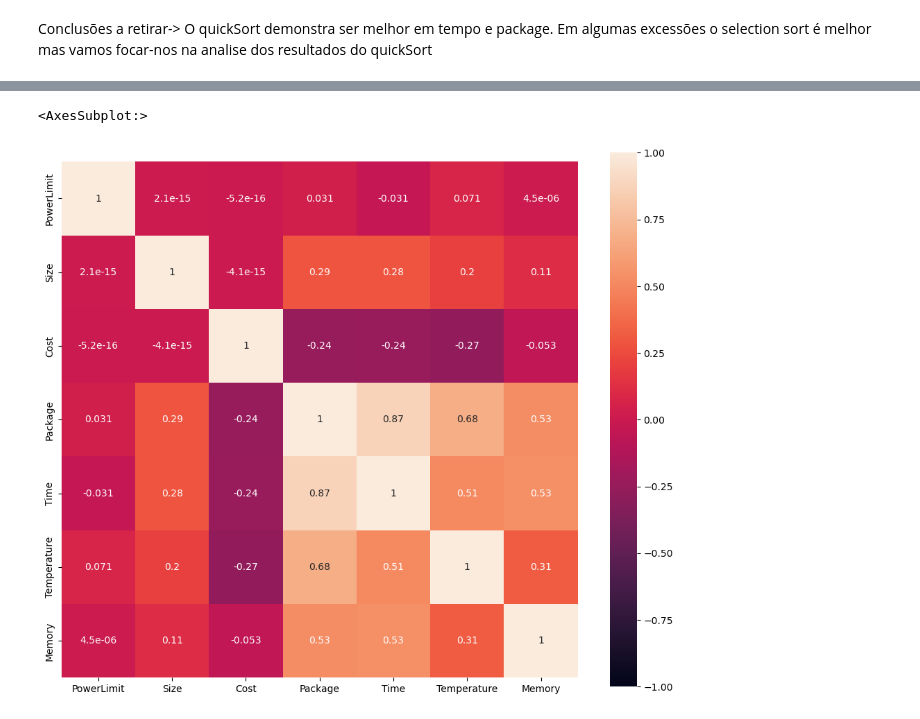
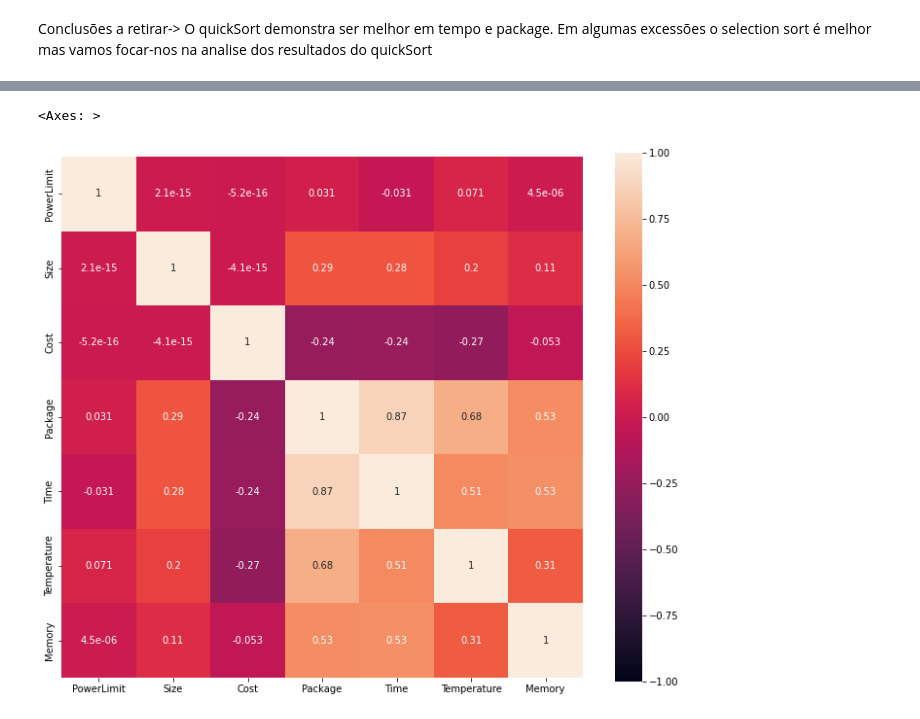
Before and after one commit to realRunlo/EnergyMeasurement, a Jupyter notebook: notebooks/statistics.ipynb, the cells around one changed output, grey strips where cells are left out. Saved outputs shown, nothing was run; the diff lists cells and outputs as text; code cells hidden in the pictures.

```diff
--- a/notebooks/statistics.ipynb
+++ b/notebooks/statistics.ipynb
@@ -216,12 +215,15 @@ plt.show()
 [figure]
 # %%
 import seaborn as sns
-corr_matrix = df.corr()
+
+new_df = df.drop(["Program", "Language"], axis=1)
+corr_matrix = new_df.corr()
+
 f, ax = plt.subplots(figsize=(12,10))
 sns.heatmap(corr_matrix, vmin=-1, vmax=1, square=True, annot=True)
 # %% [output]
-<AxesSubplot:>
+<Axes: >
-[figure, old version]
+[figure, new version]
 # %%
 sea.boxplot(data=df,hue='Program',x='Time',y='Language',medianprops={"color":"red"},
             flierprops={"marker": "."},)
```
Also changed, not shown: parts of 2 cells of this notebook, 5 other files.
